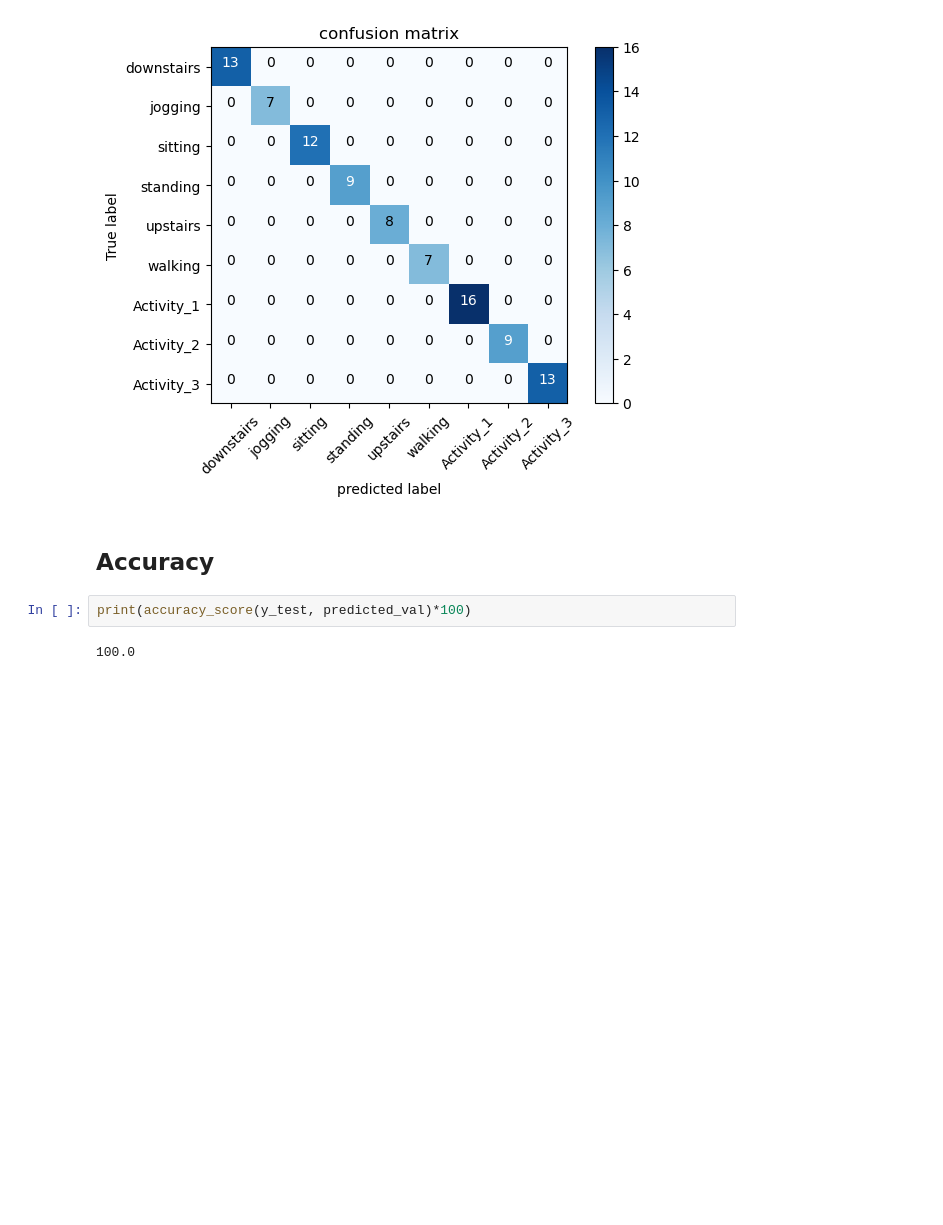
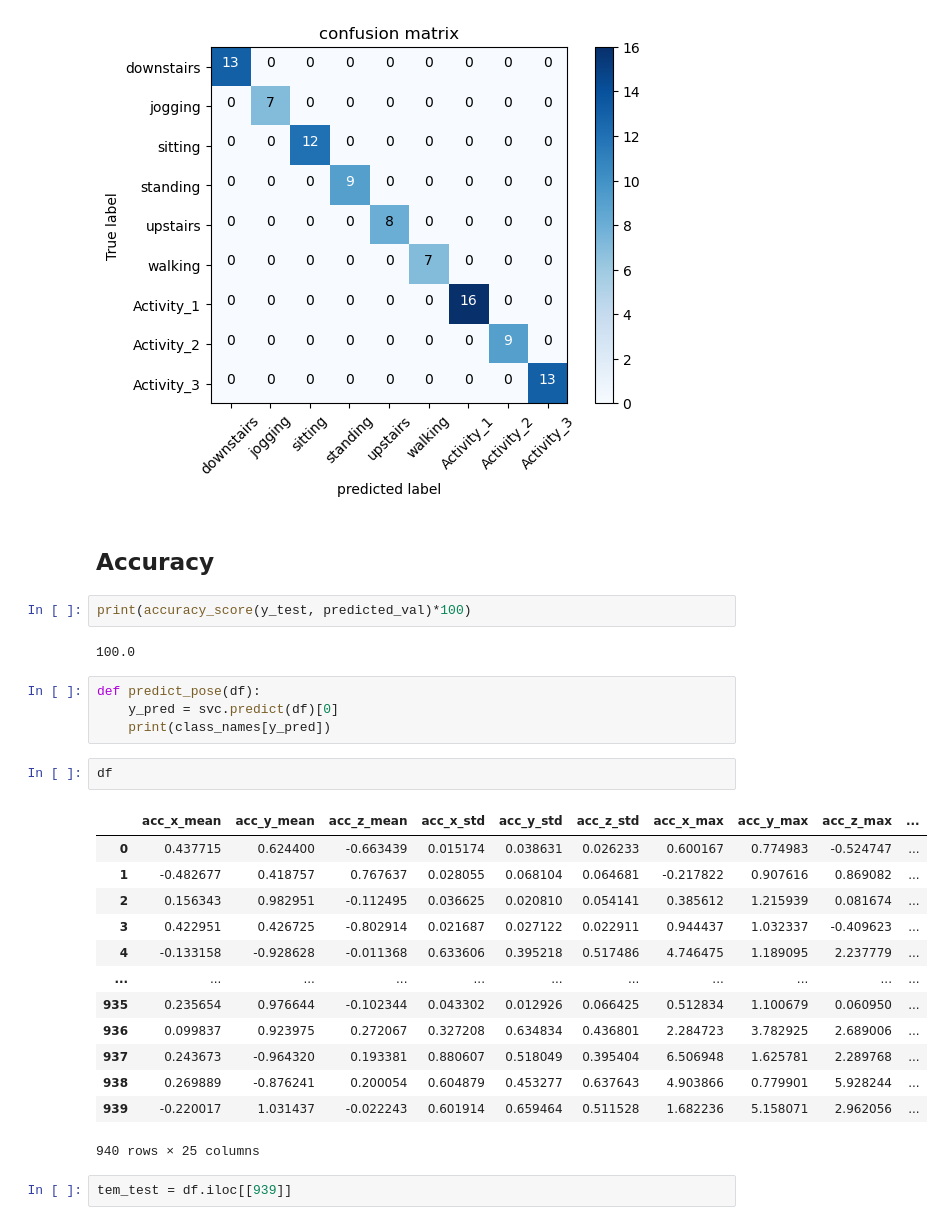
Before and after one commit to MorningStarTM/human-activity-recognition, a Jupyter notebook: notebook/test_model.ipynb, the cells around one changed output. Saved outputs shown, nothing was run; the diff lists cells and outputs as text; blank space fills up the shorter version.

Commit message:
test model

```diff
--- a/notebook/test_model.ipynb
+++ b/notebook/test_model.ipynb
@@ -86,3 +86,25 @@ confusion matrix without normalization
 print(accuracy_score(y_test, predicted_val)*100)
 # %% [output]
 100.0
+# %%
+def predict_pose(df):
+    y_pred = svc.predict(df)[0]
+    print(class_names[y_pred])
+# %%
+df
+# %% [output]
+|  | acc_x_mean | acc_y_mean | acc_z_mean | acc_x_std | acc_y_std | acc_z_std | acc_x_max | acc_y_max | acc_z_max | ... |
+| 0 | 0.437715 | 0.624400 | -0.663439 | 0.015174 | 0.038631 | 0.026233 | 0.600167 | 0.774983 | -0.524747 | ... |
+| 1 | -0.482677 | 0.418757 | 0.767637 | 0.028055 | 0.068104 | 0.064681 | -0.217822 | 0.907616 | 0.869082 | ... |
+| 2 | 0.156343 | 0.982951 | -0.112495 | 0.036625 | 0.020810 | 0.054141 | 0.385612 | 1.215939 | 0.081674 | ... |
+| 3 | 0.422951 | 0.426725 | -0.802914 | 0.021687 | 0.027122 | 0.022911 | 0.944437 | 1.032337 | -0.409623 | ... |
+| 4 | -0.133158 | -0.928628 | -0.011368 | 0.633606 | 0.395218 | 0.517486 | 4.746475 | 1.189095 | 2.237779 | ... |
+| ... | ... | ... | ... | ... | ... | ... | ... | ... | ... | ... |
+| 935 | 0.235654 | 0.976644 | -0.102344 | 0.043302 | 0.012926 | 0.066425 | 0.512834 | 1.100679 | 0.060950 | ... |
+| 936 | 0.099837 | 0.923975 | 0.272067 | 0.327208 | 0.634834 | 0.436801 | 2.284723 | 3.782925 | 2.689006 | ... |
+| 937 | 0.243673 | -0.964320 | 0.193381 | 0.880607 | 0.518049 | 0.395404 | 6.506948 | 1.625781 | 2.289768 | ... |
+| 938 | 0.269889 | -0.876241 | 0.200054 | 0.604879 | 0.453277 | 0.637643 | 4.903866 | 0.779901 | 5.928244 | ... |
+| 939 | -0.220017 | 1.031437 | -0.022243 | 0.601914 | 0.659464 | 0.511528 | 1.682236 | 5.158071 | 2.962056 | ... |
+940 rows × 25 columns
+# %%
+tem_test = df.iloc[[939]]
```
Also changed, not shown: parts of 4 cells of this notebook, 1 other file.
